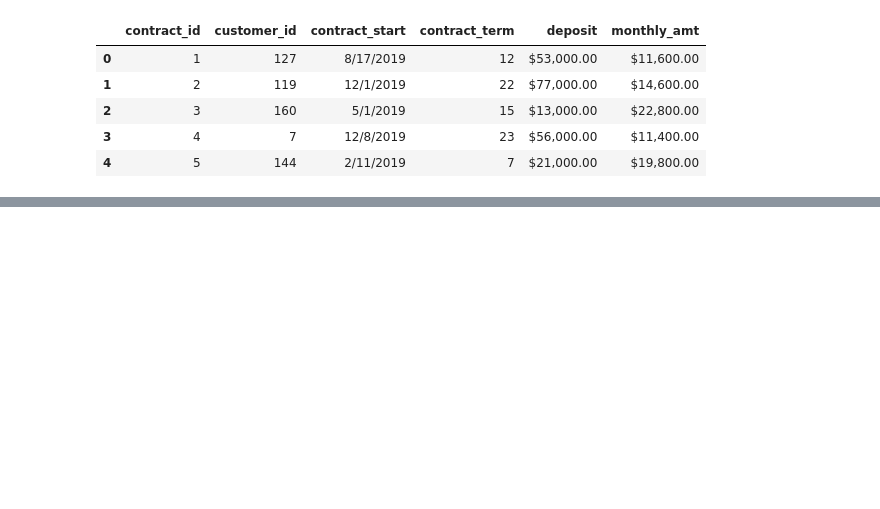
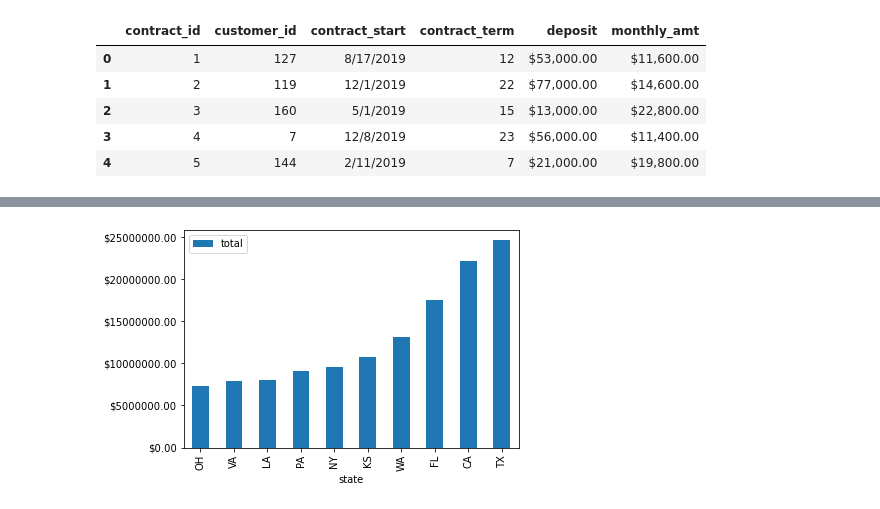
Before and after one commit to ianstone-edu/sales_analysis, a Jupyter notebook: notebooks/Contract Sales Analysis by State.ipynb, the cells around one changed output, grey strips where cells are left out. Saved outputs shown, nothing was run; the diff lists cells and outputs as text; code cells hidden in the pictures; blank space fills up the shorter version.

Commit message:
examples of visuals

```diff
--- a/notebooks/Contract Sales Analysis by State.ipynb
+++ b/notebooks/Contract Sales Analysis by State.ipynb
@@ -32,3 +33,8 @@ df.head()
 | 1 | 400 | 8/11/2019 | 19 | $38,000.00 | $8,800.00 | Bubblebox | Capital Goods | Military/Government/Technical | ... |
 | 1 | 424 | 3/13/2019 | 15 | $77,000.00 | $14,300.00 | Bubblebox | Capital Goods | Military/Government/Technical | ... |
 | 1 | 438 | 10/16/2019 | 22 | $39,000.00 | $20,000.00 | Bubblebox | Capital Goods | Military/Government/Technical | ... |
+# %%
+df['deposit'] = pd.to_numeric(df['deposit'].str.replace("[$,]",""))
+df['monthly_amt'] = pd.to_numeric(df['monthly_amt'].str.replace("[$,]",""))
+df['total'] = df['deposit'] + (df['monthly_amt'] * df['contract_term'])
+df.head()
@@ -34,0 +49,3 @@ df.head()
+# %%
+vis_df = df.groupby('state').agg({'total':'sum'})
+vis_df.head()
@@ -34,0 +63,4 @@ df.head()
+# %%
+vis_df.sort_values('total').tail(10).plot(kind='bar').yaxis.set_major_formatter('${x:1.2f}')
+# %% [output]
+[figure, added]
```
Also changed, not shown: parts of 10 cells of this notebook, 1 other file.
